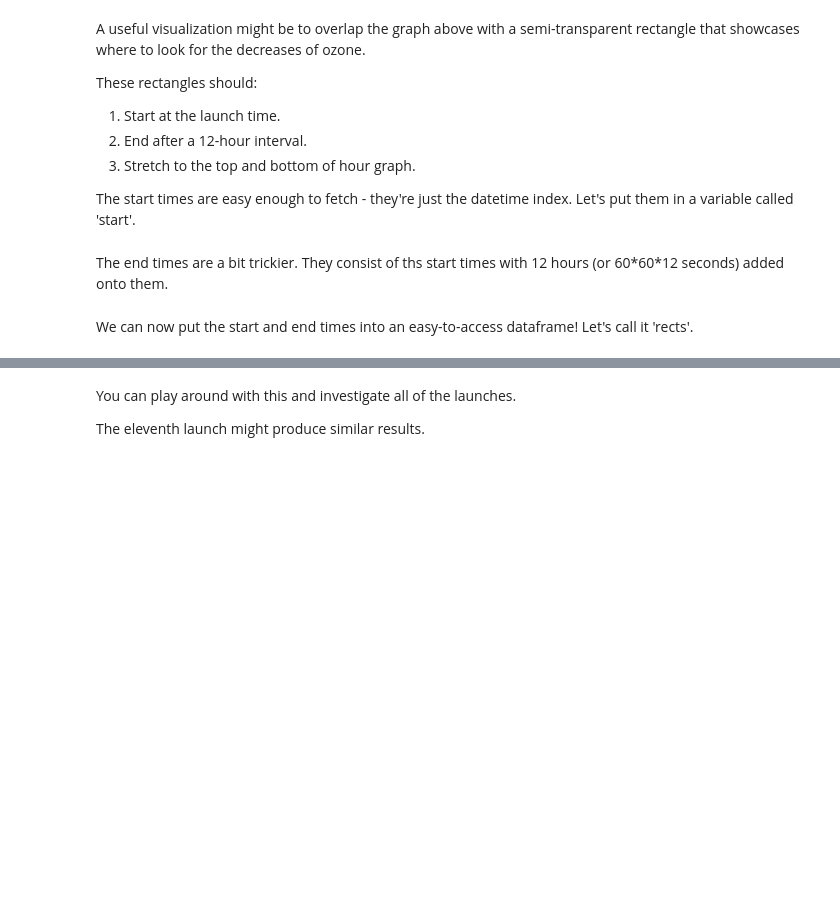
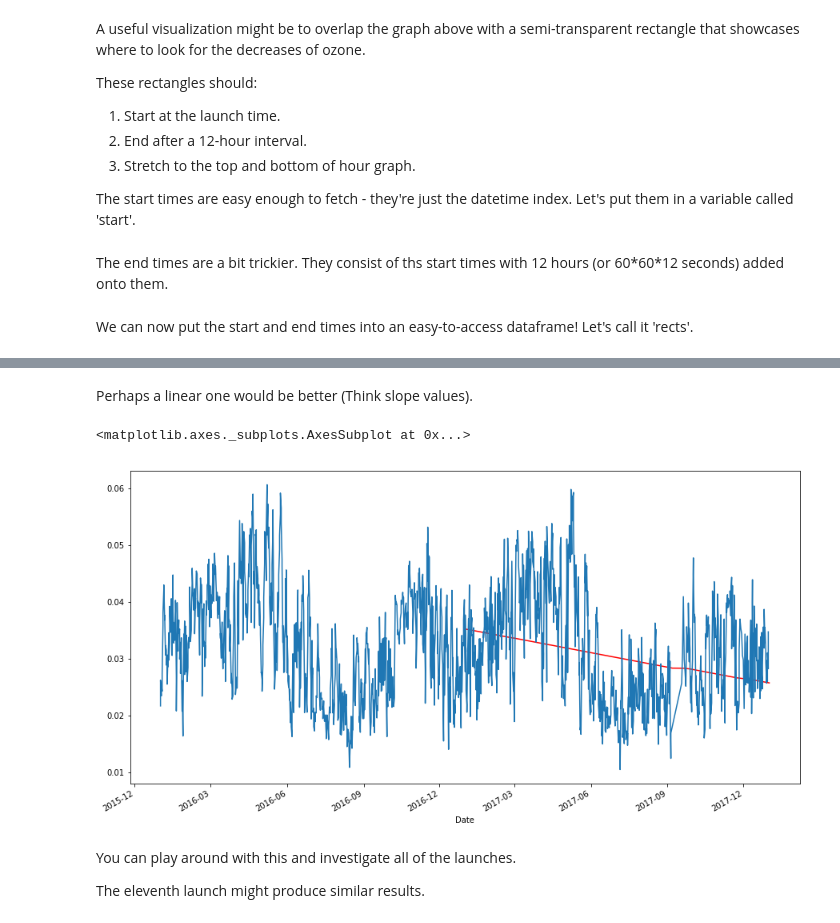
Before and after one commit to bigdatachallenge/2019_bdc_workshops, a Jupyter notebook: Example_Analysis/Example_Analysis_Python.ipynb, the cells around one changed output, grey strips where cells are left out. Cells and saved outputs as stored; diff of their text form; code cells hidden in the pictures; blank space fills up the shorter version.

```diff
--- a/Example_Analysis/Example_Analysis_Python.ipynb
+++ b/Example_Analysis/Example_Analysis_Python.ipynb
@@ -837,3 +845,14 @@ visualizr<-function(index)
+# %% [markdown]
+Perhaps a linear one would be better (Think slope values).
+# %%
+x = np.arange(len(Brevard_Hourly)) # = array([0, 1, 2, ..., 3598, 3599, 3600])
+fit = np.polyfit(x, Brevard_Hourly["Sample Measurement (ppm)"], 1)
+fit_fn = np.poly1d(fit)
+plt.plot(Brevard_Hourly.index, fit_fn(x), 'r')
+Brevard_Ozone["Arithmetic.Mean"].plot()
+# %% [output]
+<matplotlib.axes._subplots.AxesSubplot at 0x...>
+[figure, added]
 # %% [markdown]
 You can play around with this and investigate all of the launches.
 
```
Also changed, not shown: parts of 46 cells of this notebook, 1 other file.
